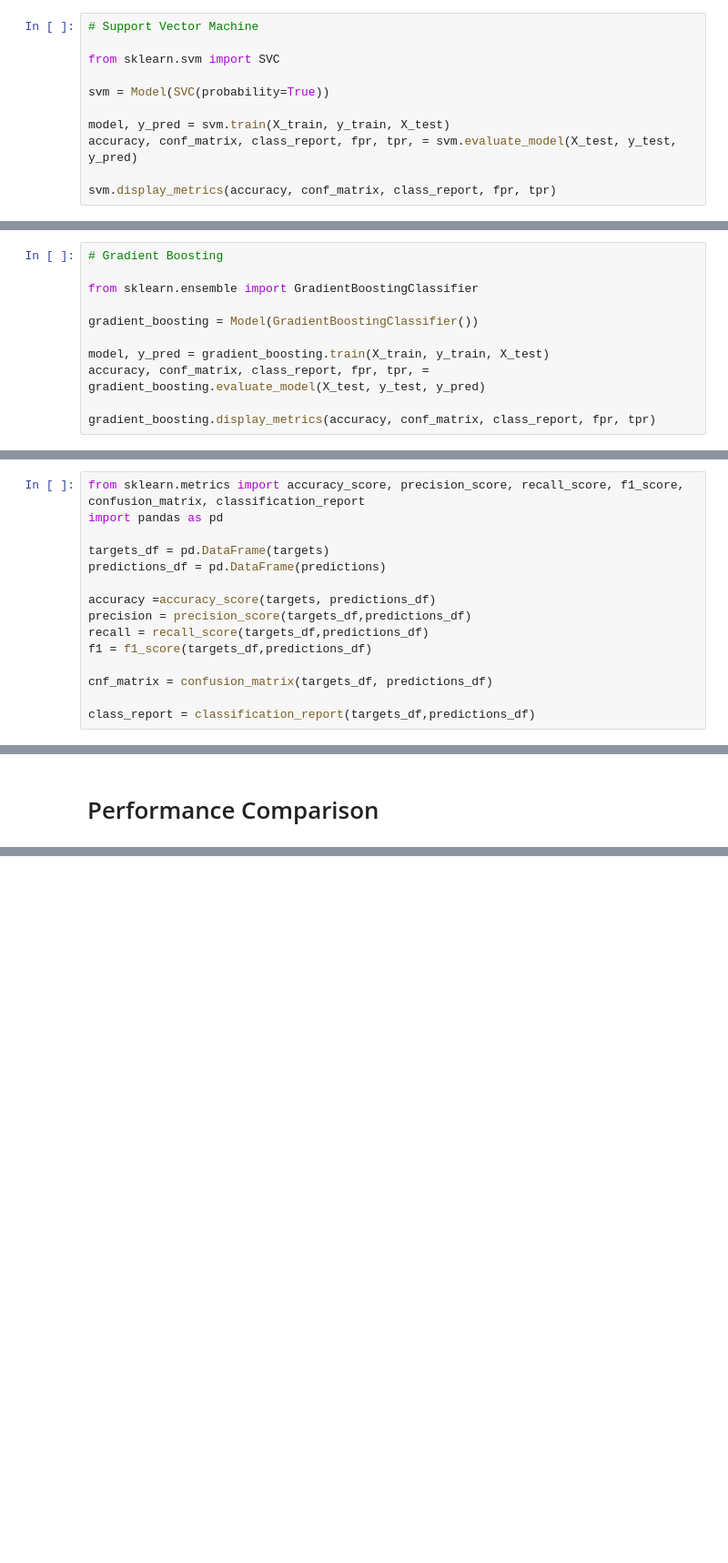
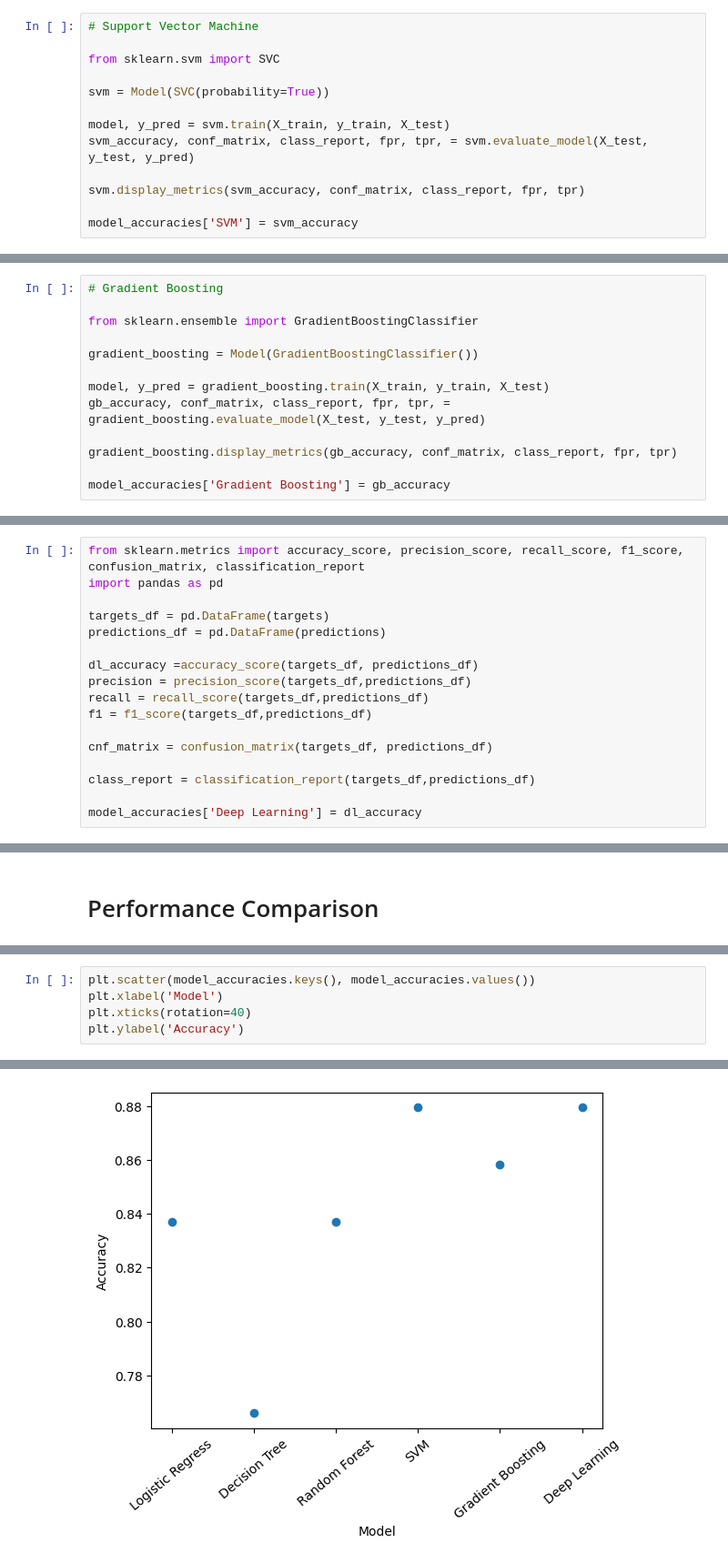
Before and after one commit to acosio14/Titanic-Survivor-Predictor, a Jupyter notebook: titanic_notebook.ipynb, the cells around one changed output, grey strips where cells are left out. Shown at 91% size. Saved outputs shown, nothing was run; the diff lists cells and outputs as text; blank space fills up the shorter version.

```diff
--- a/titanic_notebook.ipynb
+++ b/titanic_notebook.ipynb
@@ -155,9 +162,11 @@ from sklearn.svm import SVC
 svm = Model(SVC(probability=True))
 
 model, y_pred = svm.train(X_train, y_train, X_test)
-accuracy, conf_matrix, class_report, fpr, tpr, = svm.evaluate_model(X_test, y_test, y_pred)
+svm_accuracy, conf_matrix, class_report, fpr, tpr, = svm.evaluate_model(X_test, y_test, y_pred)
 
-svm.display_metrics(accuracy, conf_matrix, class_report, fpr, tpr)
+svm.display_metrics(svm_accuracy, conf_matrix, class_report, fpr, tpr)
+
+model_accuracies['SVM'] = svm_accuracy
 # %% [output]
 Model: SVC(probability=True)
 
@@ -188,9 +197,11 @@ from sklearn.ensemble import GradientBoostingClassifier
 gradient_boosting = Model(GradientBoostingClassifier())
 
 model, y_pred = gradient_boosting.train(X_train, y_train, X_test)
-accuracy, conf_matrix, class_report, fpr, tpr, = gradient_boosting.evaluate_model(X_test, y_test, y_pred)
+gb_accuracy, conf_matrix, class_report, fpr, tpr, = gradient_boosting.evaluate_model(X_test, y_test, y_pred)
 
-gradient_boosting.display_metrics(accuracy, conf_matrix, class_report, fpr, tpr)
+gradient_boosting.display_metrics(gb_accuracy, conf_matrix, class_report, fpr, tpr)
+
+model_accuracies['Gradient Boosting'] = gb_accuracy
 # %% [output]
 Model: GradientBoostingClassifier()
 
@@ -293,7 +298,7 @@ import pandas as pd
 targets_df = pd.DataFrame(targets)
 predictions_df = pd.DataFrame(predictions)
 
-accuracy =accuracy_score(targets, predictions_df)
+dl_accuracy =accuracy_score(targets_df, predictions_df)
 precision = precision_score(targets_df,predictions_df)
 recall = recall_score(targets_df,predictions_df)
 f1 = f1_score(targets_df,predictions_df)
@@ -301,3 +306,5 @@ f1 = f1_score(targets_df,predictions_df)
 cnf_matrix = confusion_matrix(targets_df, predictions_df)
 
 class_report = classification_report(targets_df,predictions_df)
+
+model_accuracies['Deep Learning'] = dl_accuracy
@@ -346,0 +356,6 @@ weighted avg       0.89      0.89      0.88       141
+# %%
+plt.scatter(model_accuracies.keys(), model_accuracies.values())
+plt.xlabel('Model')
+plt.xticks(rotation=40)
+plt.ylabel('Accuracy')
+# %% [output]
@@ -346,0 +363 @@ weighted avg       0.89      0.89      0.88       141
+[figure, added]
```
Also changed, not shown: parts of 10 cells of this notebook.
